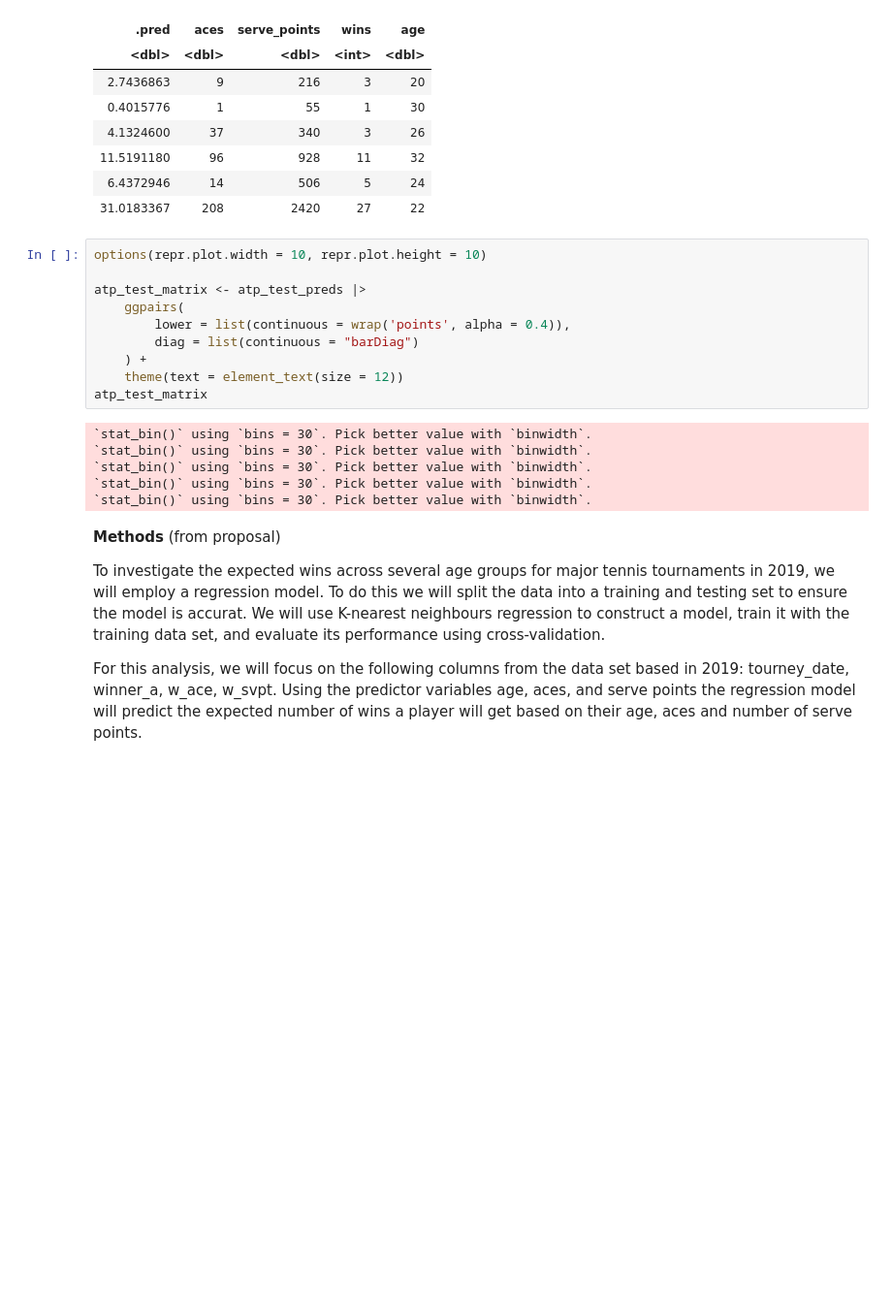
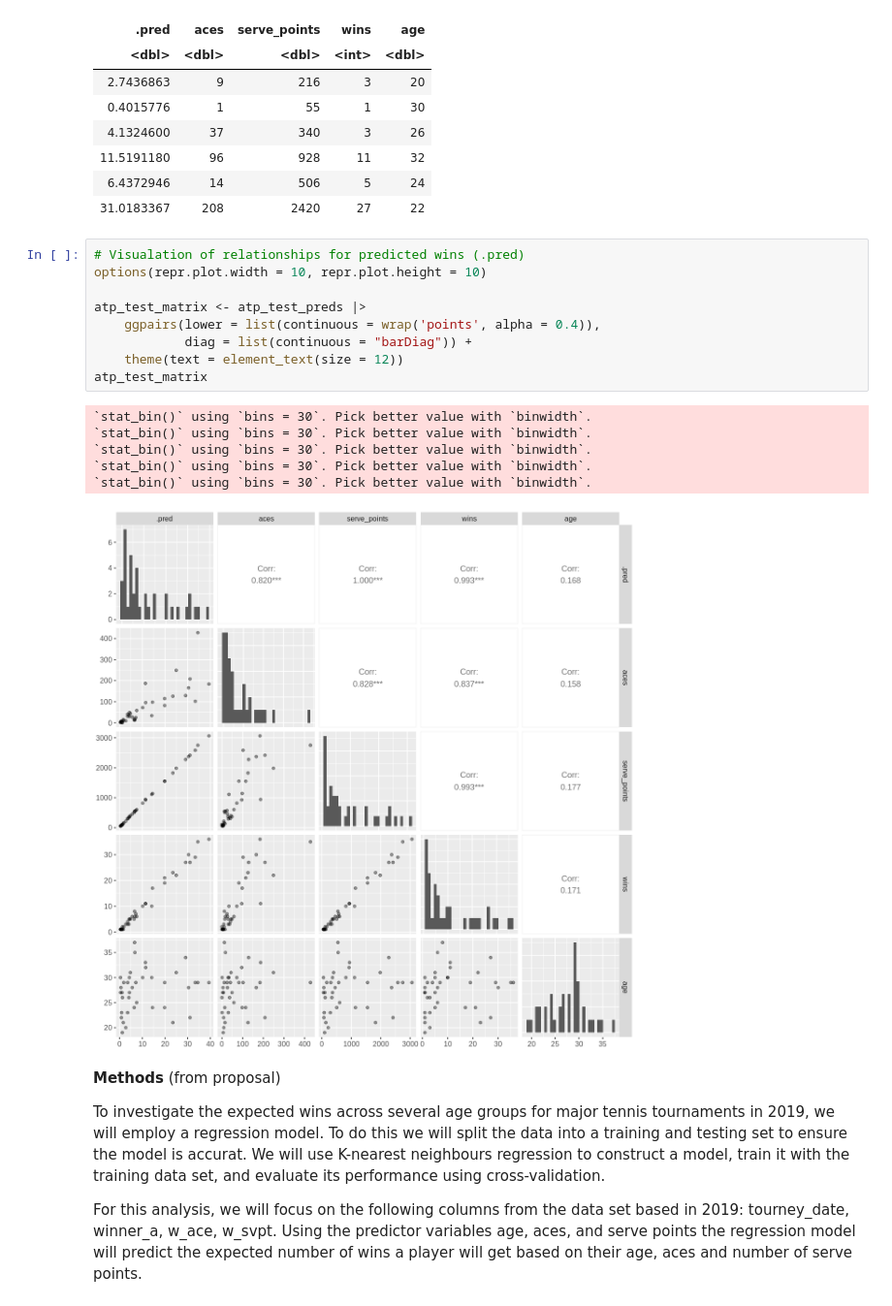
Before and after one commit to Wjolff/dsci-100-project-group20, a Jupyter notebook: group_project_proposal.ipynb, the cells around one changed output. Shown at 97% size. Cells and saved outputs as stored; diff of their text form; blank space fills up the shorter version.

```diff
--- a/group_project_proposal.ipynb
+++ b/group_project_proposal.ipynb
@@ -364,21 +284,21 @@ A tibble: 6 × 5
 | 6.4372946 | 14 | 506 | 5 | 24 |
 | 31.0183367 | 208 | 2420 | 27 | 22 |
 # %%
+# Visualation of relationships for predicted wins (.pred)
 options(repr.plot.width = 10, repr.plot.height = 10)
 
 atp_test_matrix <- atp_test_preds |>
-    ggpairs(
-        lower = list(continuous = wrap('points', alpha = 0.4)),
-        diag = list(continuous = "barDiag")
-    ) +
+    ggpairs(lower = list(continuous = wrap('points', alpha = 0.4)),
+            diag = list(continuous = "barDiag")) +
     theme(text = element_text(size = 12))
 atp_test_matrix
 # %% [output]
 `stat_bin()` using `bins = 30`. Pick better value with `binwidth`.
 `stat_bin()` using `bins = 30`. Pick better value with `binwidth`.
 `stat_bin()` using `bins = 30`. Pick better value with `binwidth`.
 `stat_bin()` using `bins = 30`. Pick better value with `binwidth`.
 `stat_bin()` using `bins = 30`. Pick better value with `binwidth`.
+[figure, added]
 # %% [markdown]
 **Methods** (from proposal)
 
```
Also changed, not shown: parts of 8 cells of this notebook.
